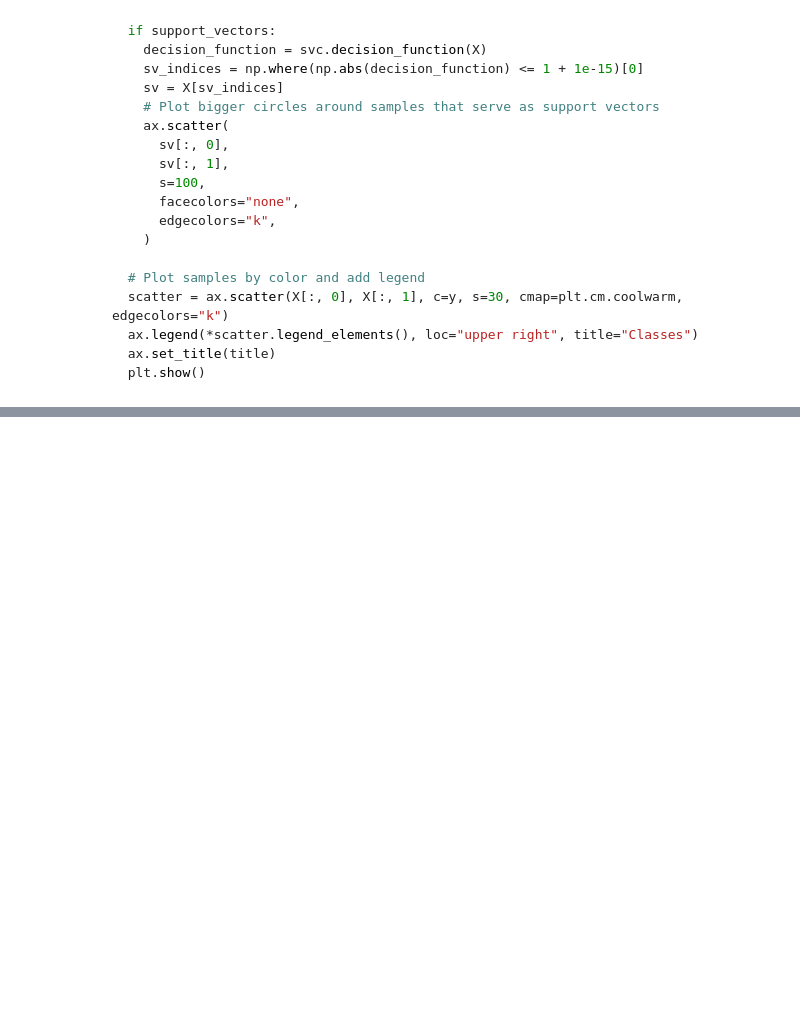
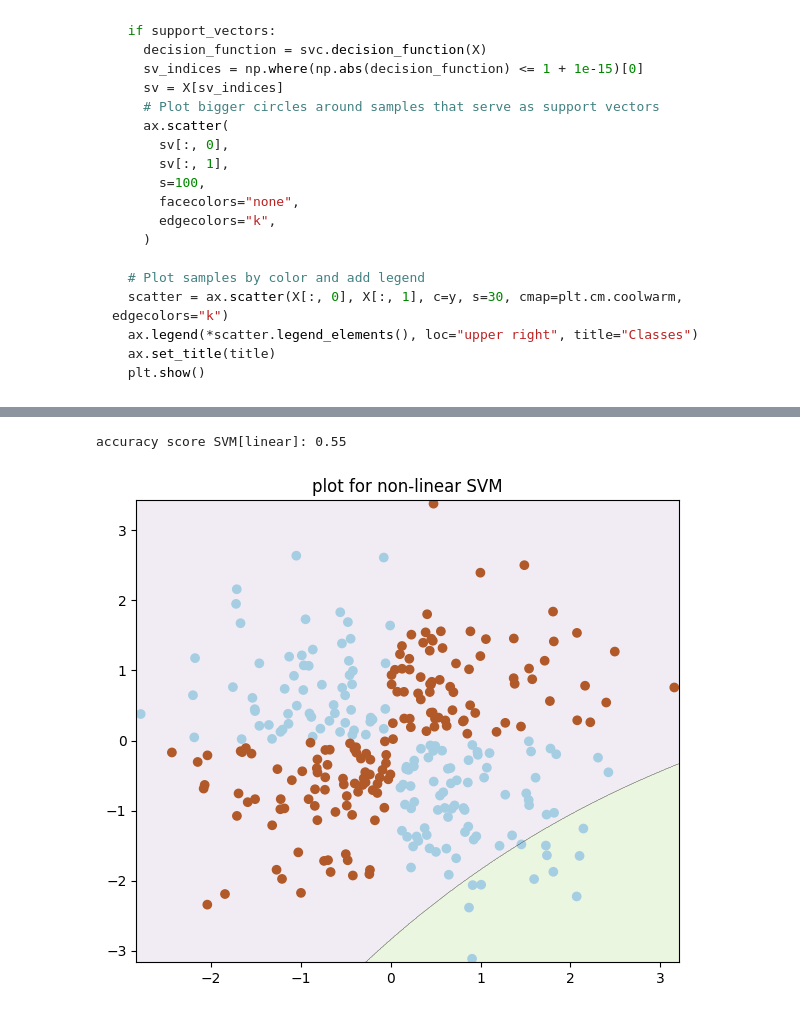
Before and after one commit to worachote1/Machine-Learning-Lab-KMITL, a Jupyter notebook: week_5_homework/W5_1_64010757.ipynb, the cells around one changed output, grey strips where cells are left out. Cells and saved outputs as stored; diff of their text form; code cells hidden in the pictures; blank space fills up the shorter version.

```diff
--- a/week_5_homework/W5_1_64010757.ipynb
+++ b/week_5_homework/W5_1_64010757.ipynb
@@ -615,0 +675,13 @@ def plot_svc_decision_boundary(svc, X, y, title=" Decision boundaries in SVC", s
+# %%
+poly_kernel_svm_d3 = Pipeline([
+        ("scaler", StandardScaler()),
+        ("svm_clf", SVC(kernel="poly", degree=3))
+    ])
+poly_kernel_svm_d3.fit(X, y)
+y_pred = poly_kernel_svm_d3.predict(X)
+poly_kernel_svm_d3_acc = accuracy_score(y, y_pred)
+print(f"accuracy score SVM[linear]: {poly_kernel_svm_d3_acc:.2f}")
+plot_decision_boundary(poly_kernel_svm_d3, X, y, title="plot for non-linear SVM")
+# %% [output]
+accuracy score SVM[linear]: 0.55
+[figure, added]
```
Also changed, not shown: parts of 15 cells of this notebook, 2 other files.
